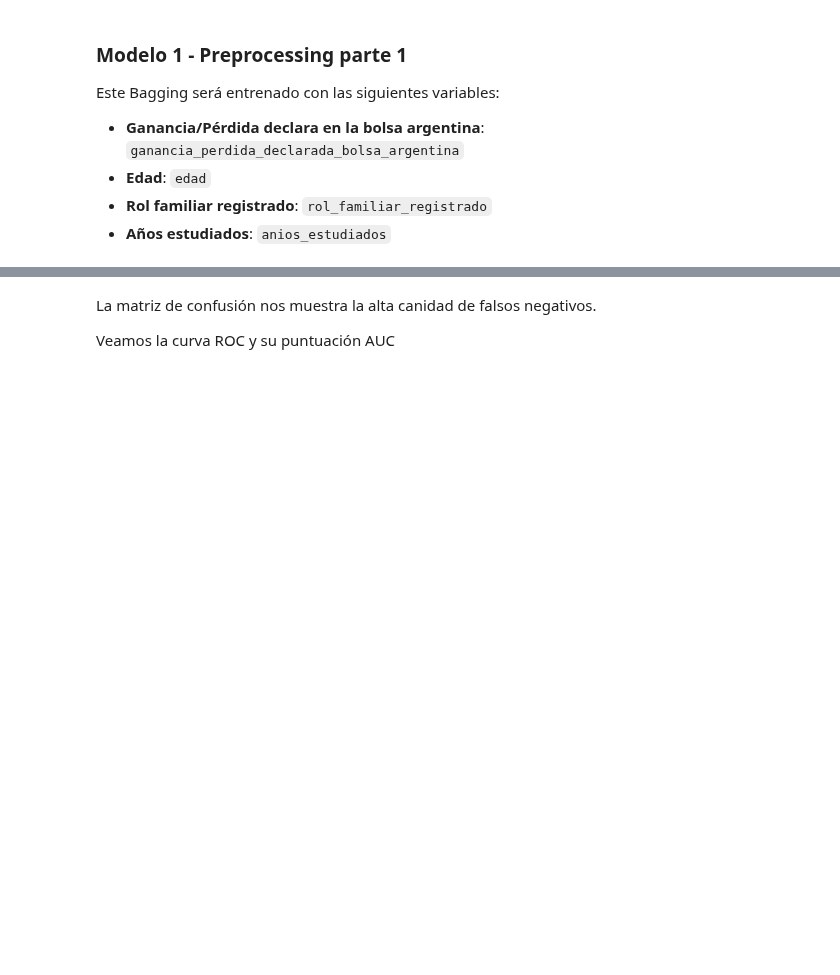
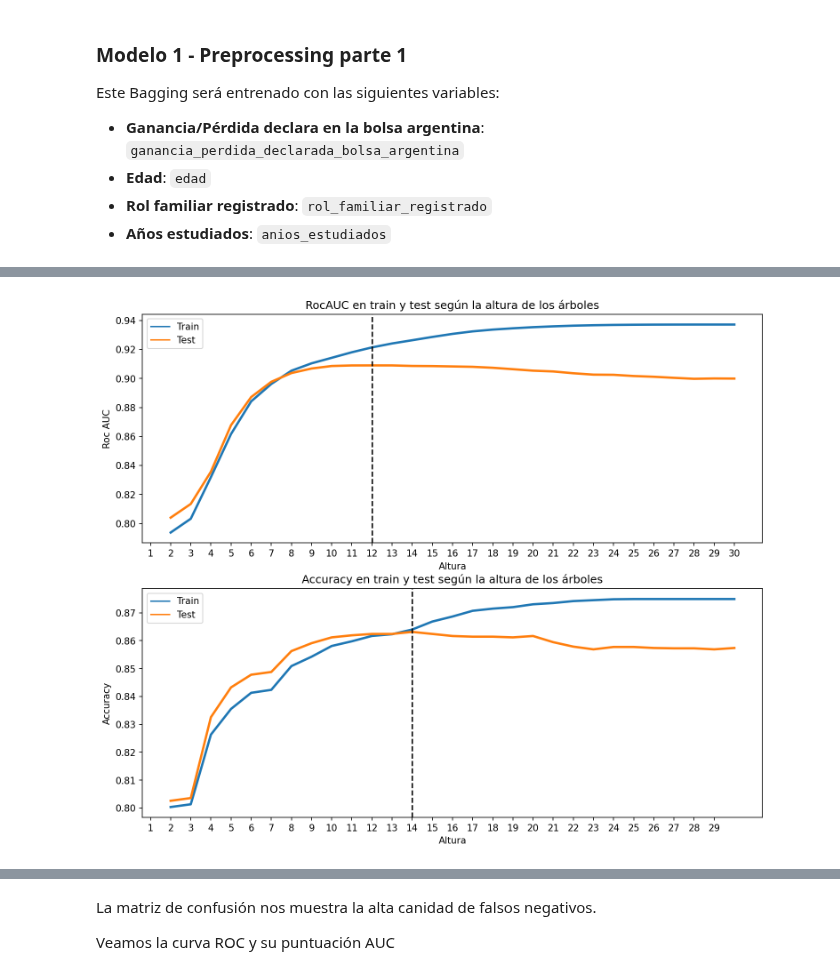
Before and after one commit to ncontinanza/tp-datos-1c2021-de-angelis-riva-continanza, a Jupyter notebook: Parte2/Bagging.ipynb, the cells around one changed output, grey strips where cells are left out. Drawn from its saved outputs; the diff is of its cells as text; code cells hidden in the pictures; blank space fills up the shorter version.

```diff
--- a/Parte2/Bagging.ipynb
+++ b/Parte2/Bagging.ipynb
@@ -31,3 +50,38 @@ df = utils.get_data()
+# %%
+def plot_resultados_altura(resultados):
+    fig, (ax1, ax2) = plt.subplots(nrows=2, ncols=1, dpi=150, figsize=(12, 5*2))
+    sns.lineplot(data=resultados,
+                 x = "Altura",
+                 y = "RocAUC",
+                 hue = "Tipo",
+                 palette="tab10", linewidth=2.5,
+                 ax=ax1)
+    ax1.set_title('RocAUC en train y test según la altura de los árboles')
+    ax1.set_ylabel('Roc AUC')
+    ax1.set_xlabel('Altura')
+    ax1.legend()
+    ax1.set_xticks(range(1, 31))
+    maxroc_idx = resultados[resultados["Tipo"] == "Test"]["RocAUC"].idxmax(axis=0)
+    maxroc_altura = resultados.iloc[maxroc_idx]["Altura"]
+    ax1.axvline(x = maxroc_altura, color="black", linestyle="--")
+
+    sns.lineplot(data=resultados,
+                 x = "Altura",
+                 y = "Accuracy",
+                 hue = "Tipo",
+                 palette="tab10", linewidth=2.5,
+                 ax=ax2)
+    ax2.set_title('Accuracy en train y test según la altura de los árboles')
+    ax2.set_ylabel('Accuracy')
+    ax2.set_xlabel('Altura')
+    ax2.legend()
+    ax2.set_xticks(range(1, 30))
+    maxacc_idx = resultados[resultados["Tipo"] == "Test"]["Accuracy"].idxmax(axis=0)
+    maxacc_altura = resultados.iloc[maxacc_idx]["Altura"]
+    ax2.axvline(x = maxacc_altura, color="black", linestyle="--")
+
+
+    plt.show()
 # %% [markdown]
 ### Modelo 1 - Preprocessing parte 1
 
@@ -46,0 +103,2 @@ X_train_1, X_test_1 = preprocessing_base_parte_1(X_train_1, X_test_1)
+# %%
+resultados1 = get_resultados_altura(X_train_1, y_train_1, X_test_1, y_test_1)
@@ -47 +123,5 @@ X_train_1, X_test_1 = preprocessing_base_parte_1(X_train_1, X_test_1)
+# %%
+plot_resultados_altura(resultados1)
+# %% [output]
+[figure, added]
 # %%
```
Also changed, not shown: parts of 23 cells of this notebook, 1 other file.
